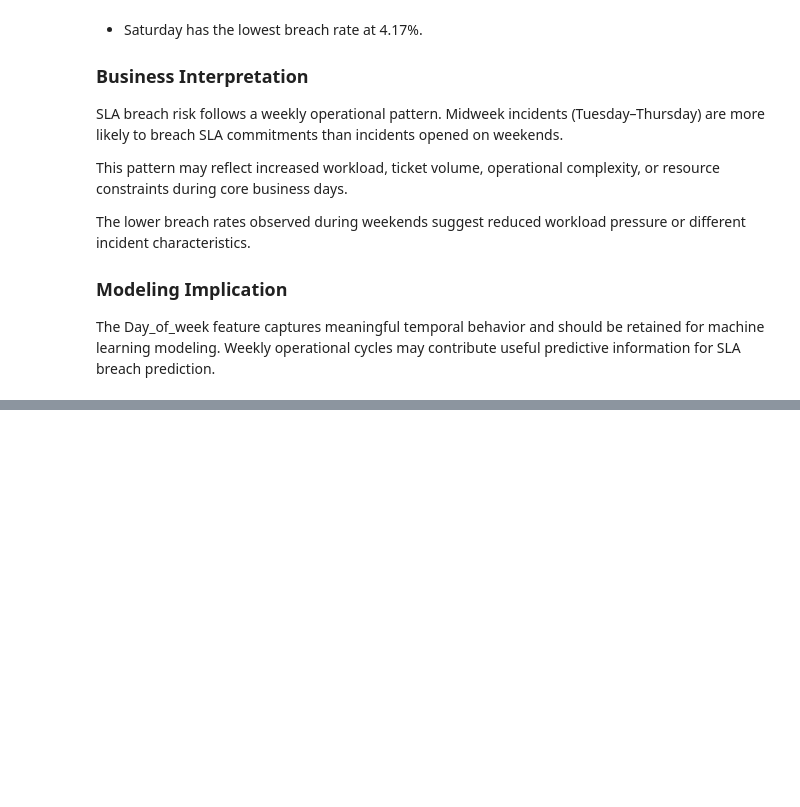
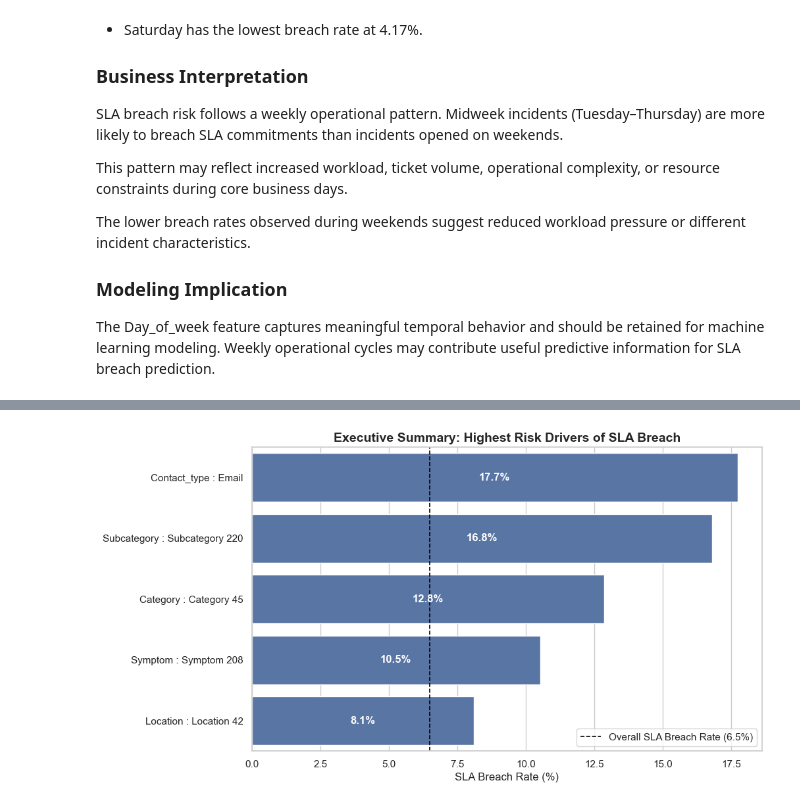
Before and after one commit to pinnusaikiran/AI-incident-intelligence-platform, a Jupyter notebook: notebooks/eda/03_eda_visualization.ipynb, the cells around one changed output, grey strips where cells are left out. Saved outputs shown, nothing was run; the diff lists cells and outputs as text; code cells hidden in the pictures; blank space fills up the shorter version.

```diff
--- a/notebooks/eda/03_eda_visualization.ipynb
+++ b/notebooks/eda/03_eda_visualization.ipynb
@@ -559,8 +564,8 @@ ax.scatter(
 
 
 ax.axhline(y=6.5,linewidth='1.0',linestyle="--",color='black',label='Baseline (6.5%)')
-for container in ax.containers:
-    ax.bar_label(container=container,fmt='%.1f%%',label_type='center',color='white',weight='bold')
+# for container in ax.containers:
+    # ax.bar_label(container=container,fmt='%.1f%%',label_type='center',color='white',weight='bold')
 
 plt.xlabel("Day of Week")
 plt.ylabel("SLA Breach Rate (%)")
@@ -598,0 +725,64 @@ The Day_of_week feature captures meaningful temporal behavior and should be reta
+# %%
+fig, ax = plt.subplots(figsize=(10, 6))
+
+# Sort by breach rate
+feature_risk_summary = (
+    feature_risk_summary
+    .sort_values('Breach_rate', ascending=False)
+)
+
+# Create business-friendly labels
+feature_risk_summary['Label'] = (
+    feature_risk_summary['feature_type']
+    + " : "
+    + feature_risk_summary['Highest_Risk_Group']
+)
+
+# Plot
+sns.barplot(
+    data=feature_risk_summary,
+    x='Breach_rate',
+    y='Label',
+    ax=ax
+)
+
+# Baseline
+ax.axvline(
+    x=6.5,
+    color='black',
+    linestyle='--',
+    linewidth=1.2,
+    label='Overall SLA Breach Rate (6.5%)'
+)
+
+# Add percentage labels
+for container in ax.containers:
+    ax.bar_label(
+        container,
+        fmt='%.1f%%',
+        label_type='center',
+        color='white',
+        weight='bold'
+    )
+
+# Titles and labels
+ax.set_xlabel("SLA Breach Rate (%)")
+ax.set_ylabel("")
+ax.set_title(
+    "Executive Summary: Highest Risk Drivers of SLA Breach",
+    fontsize=14,
+    weight='bold'
+)
+
+ax.legend(loc='lower right')
+
+# Save
+plt.savefig(
+    "../../artifacts/plots/10_feature_risk_summary.png",
+    dpi=300,
+    bbox_inches='tight'
+)
+
+plt.show()
+# %% [output]
+[figure, added]
```
Also changed, not shown: parts of 6 cells of this notebook, 4 other files.
